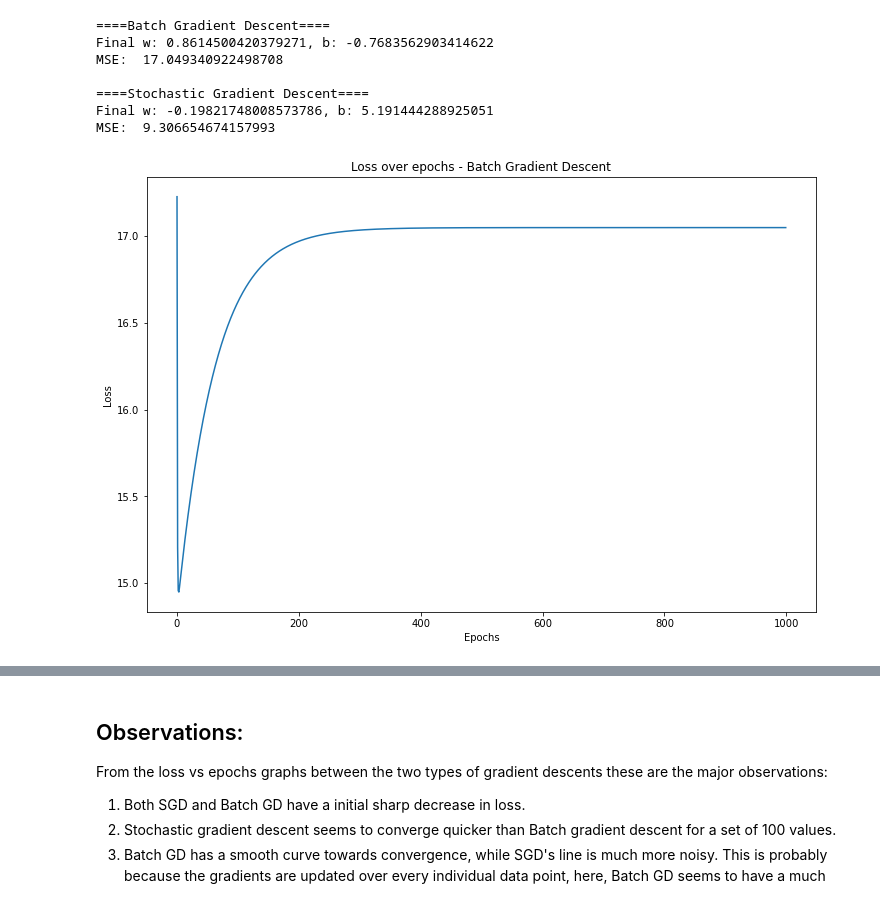
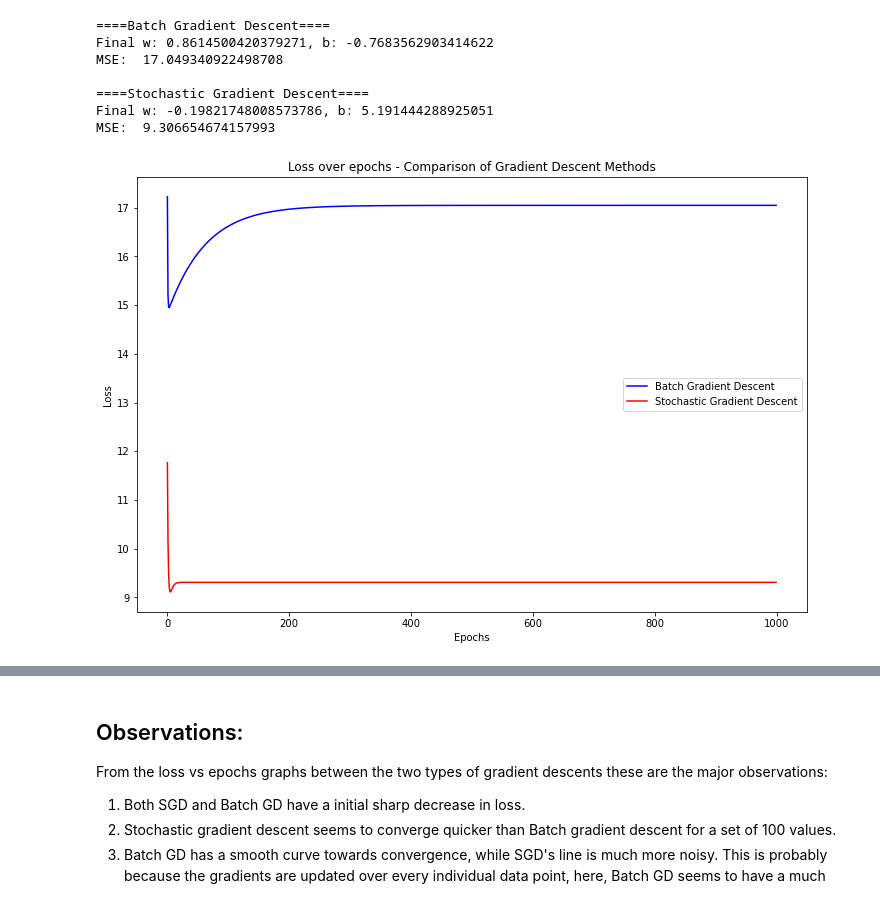
Before and after one commit to vishprivenkat/backpropagating-bananas, a Jupyter notebook: Gradient Descent /gradient_descent_from_scratch.ipynb, the cells around one changed output, grey strips where cells are left out. Drawn from its saved outputs; the diff is of its cells as text; code cells hidden in the pictures.

Commit message:
Designing a ubiquitous gradient descent script

```diff
--- a/Gradient Descent /gradient_descent_from_scratch.ipynb
+++ b/Gradient Descent /gradient_descent_from_scratch.ipynb
@@ -86,12 +87,13 @@ MSE:  17.049340922498708
 Final w: -0.19821748008573786, b: 5.191444288925051
 MSE:  9.306654674157993
 # %%
-import matplotlib.pyplot as plt
 plt.figure(figsize=(12, 8))
-plt.plot(loss_1)
+plt.plot(loss_1, color='blue', label='Batch Gradient Descent')
+plt.plot(loss_2, color='red', label='Stochastic Gradient Descent')
 plt.xlabel('Epochs')
 plt.ylabel('Loss')
-plt.title('Loss over epochs - Batch Gradient Descent')
+plt.title('Loss over epochs - Comparison of Gradient Descent Methods')
+plt.legend()
 plt.show()
 # %% [output]
-[figure, old version]
+[figure, new version]
```
Also changed, not shown: parts of 9 cells of this notebook, 1 other file.
